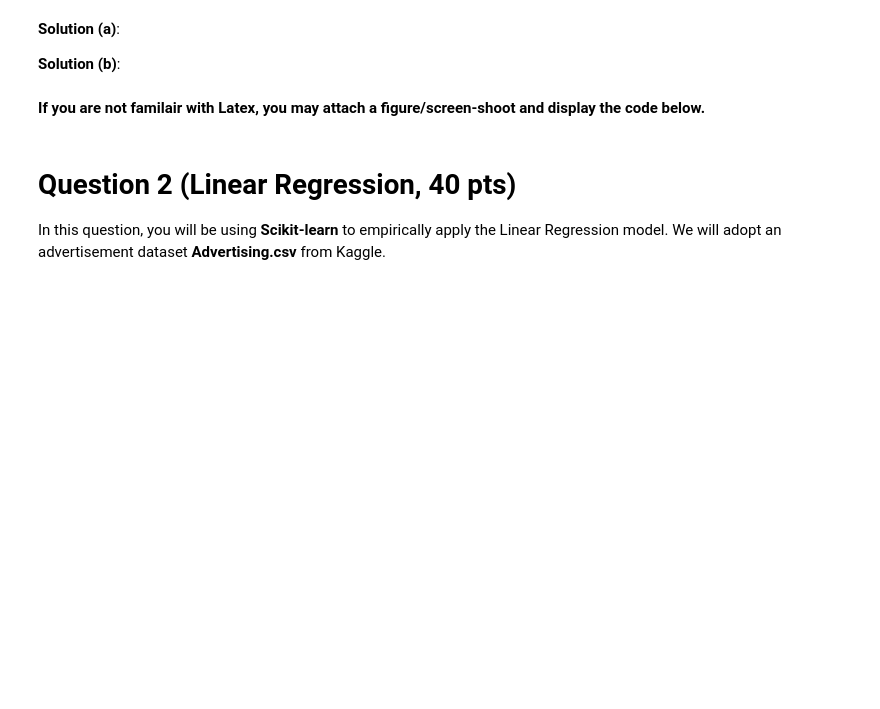
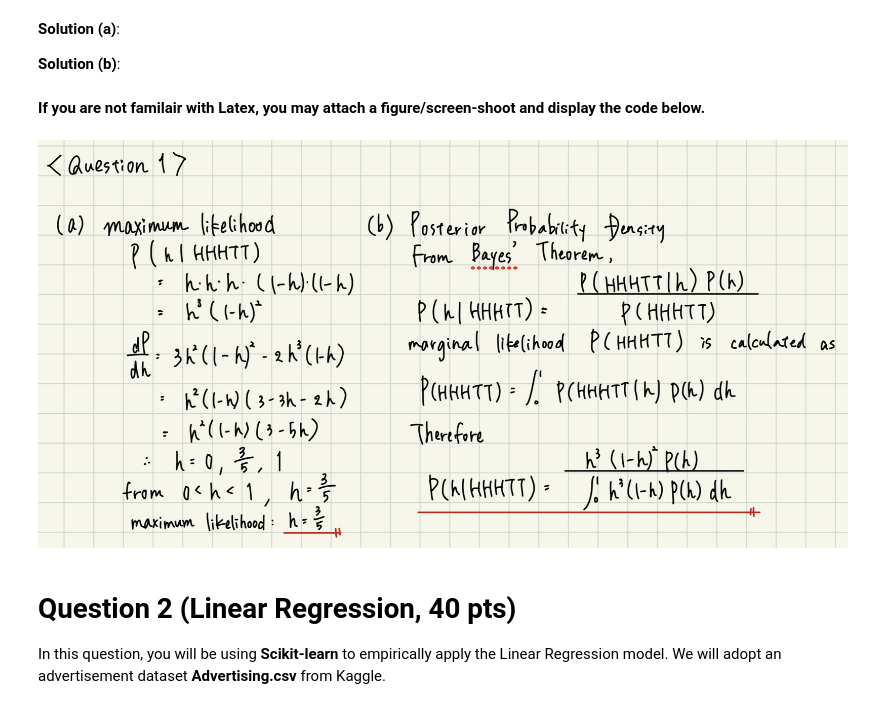
Before and after one commit to poe125/UCSC-CSE142-MachineLearning, a Jupyter notebook: Assignment2/Assignment2_CSE142.ipynb, the cells around one changed output. Saved outputs shown, nothing was run; the diff lists cells and outputs as text; code cells hidden in the pictures; blank space fills up the shorter version.

```diff
--- a/Assignment2/Assignment2_CSE142.ipynb
+++ b/Assignment2/Assignment2_CSE142.ipynb
@@ -48,7 +48,9 @@ For Question 1(b), the solution is acceptable if the formula contains an integra
 # %%
 from IPython.display import Image
 # Replace the figure name
-# Image(filename='sample.png')
+Image(filename='Question1.jpg')
+# %% [output]
+[figure, added]
 # %% [markdown]
 # Question 2 (Linear Regression, 40 pts)
 In this question, you will be using **Scikit-learn** to empirically apply the Linear Regression model. We will adopt an advertisement dataset **Advertising.csv** from Kaggle.
```
Also changed, not shown: 17 other files.
